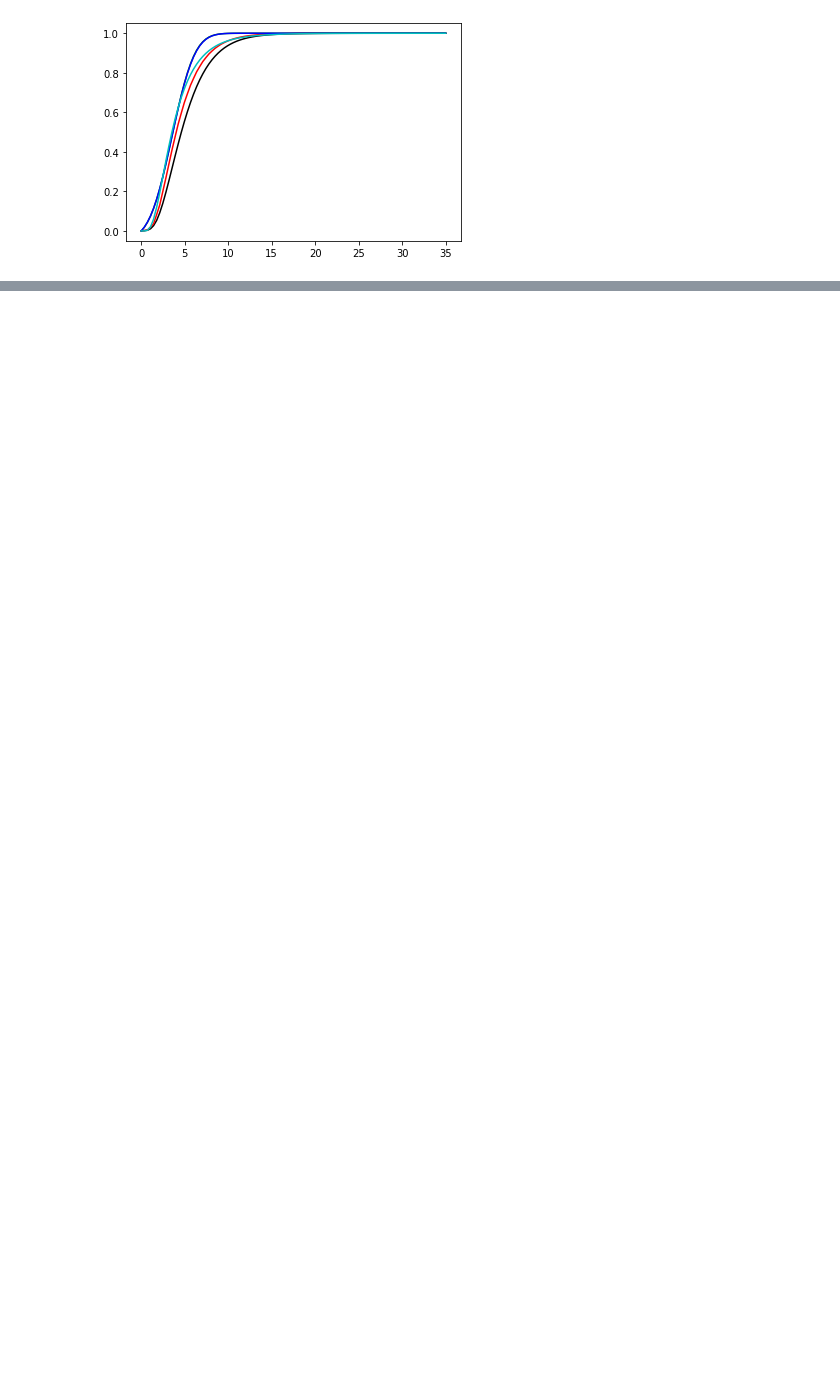
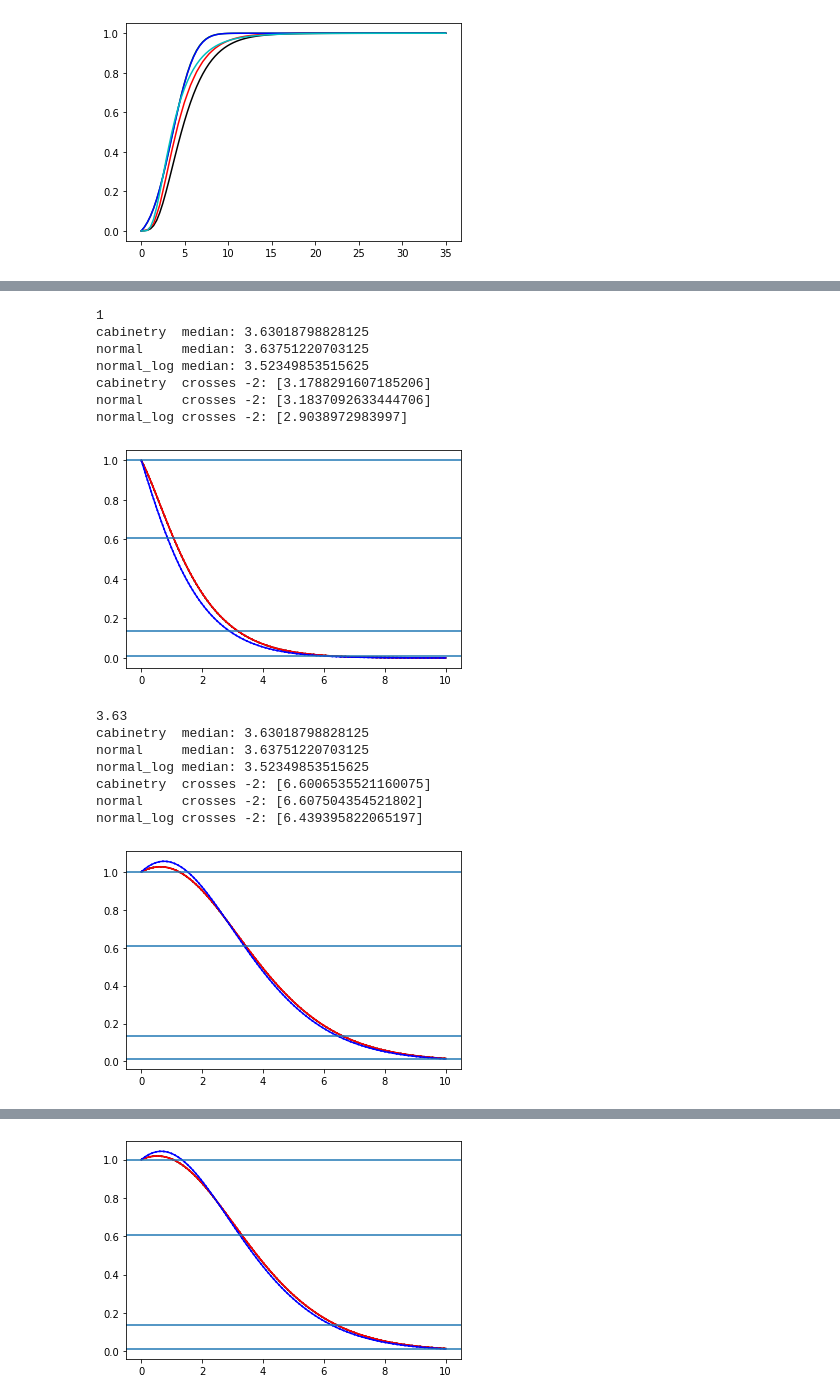
Before and after one commit to Rupt/interval-evidence, a Jupyter notebook: inspect_and_limit_SR0bvetotight.ipynb, the cells around one changed output, grey strips where cells are left out. Saved outputs shown, nothing was run; the diff lists cells and outputs as text; code cells hidden in the pictures; blank space fills up the shorter version.

Commit message:
expand limit notebook, begin limit script with quantile and tests

```diff
--- a/inspect_and_limit_SR0bvetotight.ipynb
+++ b/inspect_and_limit_SR0bvetotight.ipynb
@@ -213,0 +275,74 @@ test_models2()
+# %%
+def test_limits2(n):
+    print(n)
+    cabinetry = fit_cabinetry.FitCabinetry.load(BASE)
+    normal = fit_normal.FitNormal.load(BASE)
+
+    model_cabinetry = model_from_cabinetry(n, cabinetry)
+    model_normal = model_from_normal(n, normal)
+    model_normal_log = model_from_normal_log(n, normal)
+
+    signal = numpy.linspace(0, 10, 101)
+
+    rtol=1e-3
+    z_cabinetry = []
+    z_normal = []
+    z_normal_log = []
+    for x_i in signal:
+        z_cabinetry.append(model_cabinetry(shift=x_i).integrate(rtol=rtol))
+        z_normal.append(model_normal(shift=x_i).integrate(rtol=rtol))
+        z_normal_log.append(model_normal_log(shift=x_i).integrate(rtol=rtol))
+
+    z_cabinetry = numpy.array(z_cabinetry)
+    z_normal = numpy.array(z_normal)
+    z_normal_log = numpy.array(z_normal_log)
+
+    r_cabinetry = interval_divide(z_cabinetry, z_cabinetry[0])
+    r_normal = interval_divide(z_normal, z_normal[0])
+    r_normal_log = interval_divide(z_normal_log, z_normal_log[0])
+
+    print("cabinetry  median:", quantile(model_cabinetry().prior, 0.5))
+    print("normal     median:", quantile(model_normal().prior, 0.5))
+    print("normal_log median:", quantile(model_normal_log().prior, 0.5))
+
+    print("cabinetry  crosses -2:", crosses(signal, r_cabinetry.mean(axis=1), numpy.exp(-2)))
+    print("normal     crosses -2:", crosses(signal, r_normal.mean(axis=1), numpy.exp(-2)))
+    print("normal_log crosses -2:", crosses(signal, r_normal_log.mean(axis=1), numpy.exp(-2)))
+
+    pyplot.plot(signal, r_cabinetry.mean(axis=1), "k")
+    pyplot.plot(signal, r_cabinetry[:, 0], "k:")
+    pyplot.plot(signal, r_cabinetry[:, 1], "k:")
+    pyplot.plot(signal, r_normal.mean(axis=1), "r")
+    pyplot.plot(signal, r_normal[:, 0], "r:")
+    pyplot.plot(signal, r_normal[:, 1], "r:")
+    pyplot.plot(signal, r_normal_log.mean(axis=1), "b")
+    pyplot.plot(signal, r_normal_log[:, 0], "b:")
+    pyplot.plot(signal, r_normal_log[:, 1], "b:")
+    pyplot.axhline(numpy.exp(-0.0))
+    pyplot.axhline(numpy.exp(-0.5))
+    pyplot.axhline(numpy.exp(-2.))
+    pyplot.axhline(numpy.exp(-4.5))
+#     pyplot.ylim(0)
+#     pyplot.yscale("log")
+    pyplot.show()
+
+test_limits2(NDATA)
+test_limits2(3.63)
+test_limits2(3.52)
+# %% [output]
+1
+cabinetry  median: 3.63018798828125
+normal     median: 3.63751220703125
+normal_log median: 3.52349853515625
+cabinetry  crosses -2: [3.1788291607185206]
+normal     crosses -2: [3.1837092633444706]
+normal_log crosses -2: [2.9038972983997]
+[figure, added]
+3.63
+cabinetry  median: 3.63018798828125
+normal     median: 3.63751220703125
+normal_log median: 3.52349853515625
+cabinetry  crosses -2: [6.6006535521160075]
+normal     crosses -2: [6.607504354521802]
+normal_log crosses -2: [6.439395822065197]
+[figure, added]
@@ -213,0 +356 @@ test_models2()
+[figure, added]
```
Also changed, not shown: parts of 6 cells of this notebook, 3 other files.
